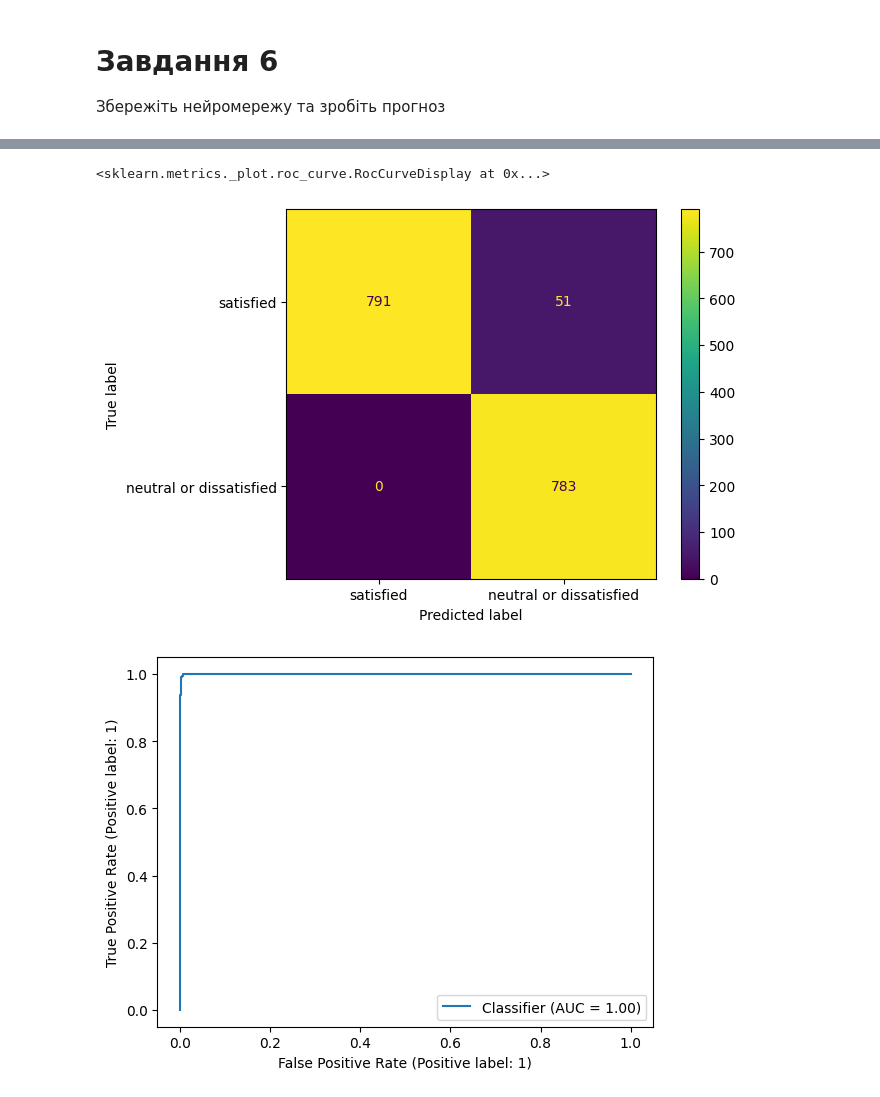
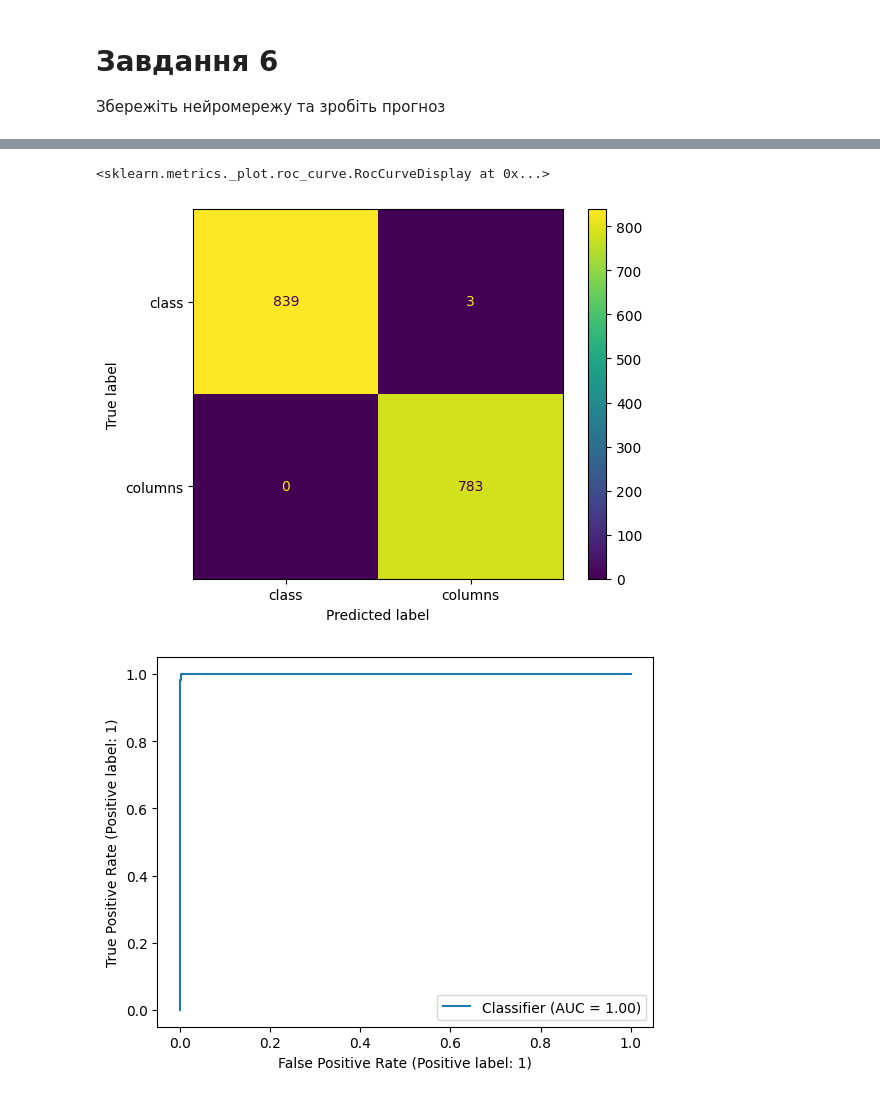
Before and after one commit to IrynaBarnych/AI14, a Jupyter notebook: module4/ДЗ_14.ipynb, the cells around one changed output, grey strips where cells are left out. Drawn from its saved outputs; the diff is of its cells as text; code cells hidden in the pictures.

```diff
--- a/module4/ДЗ_14.ipynb
+++ b/module4/ДЗ_14.ipynb
@@ -160,11 +138,7 @@ class BinaryClassifier(nn.Module):
         self.block6 = Block(hidden_dim, hidden_dim//2)
 
         self.linear1 = nn.Linear(hidden_dim//2, hidden_dim//2)
-        self.linear2 = nn.Linear(hidden_dim//2, hidden_dim//2)
-        self.linear3 = nn.Linear(hidden_dim//2, hidden_dim//2)
-        self.linear4 = nn.Linear(hidden_dim//2, hidden_dim//2)
-        self.linear5 = nn.Linear(hidden_dim//2, hidden_dim//2)
-        self.linear6 = nn.Linear(hidden_dim//2, output_dim)
+        self.linear2 = nn.Linear(hidden_dim//2, output_dim)
 
     def forward(self, x):
         out = self.block1(x)
@@ -189,18 +163,6 @@ class BinaryClassifier(nn.Module):
         out = F.relu(out)
 
         out = self.linear2(out)
-        out = F.relu(out)
-
-        out = self.linear3(out)
-        out = F.relu(out)
-
-        out = self.linear4(out)
-        out = F.relu(out)
-
-        out = self.linear5(out)
-        out = F.relu(out)
-
-        out = self.linear6(out)
         out = F.sigmoid(out)
 
         return out
@@ -491,15 +453,15 @@ plt.plot(history['lr'])
 # %%
 from sklearn.metrics import ConfusionMatrixDisplay, RocCurveDisplay
 
-model = model.to('cpu')  # відключаємо від gpu
+model = model.to('cpu')
 y_pred = model.predict(X_test)
 
 ConfusionMatrixDisplay.from_predictions(y_test, y_pred.round(),
-                                        display_labels=['satisfied', 'neutral or dissatisfied'])
+                                        display_labels=['class', 'columns'])
 plt.plot()
 
 RocCurveDisplay.from_predictions(y_test, y_pred, pos_label=1)
 # %% [output]
 <sklearn.metrics._plot.roc_curve.RocCurveDisplay at 0x...>
-[figure, old version]
+[figure, new version]
 [figure]
```
Also changed, not shown: parts of 9 cells of this notebook.
